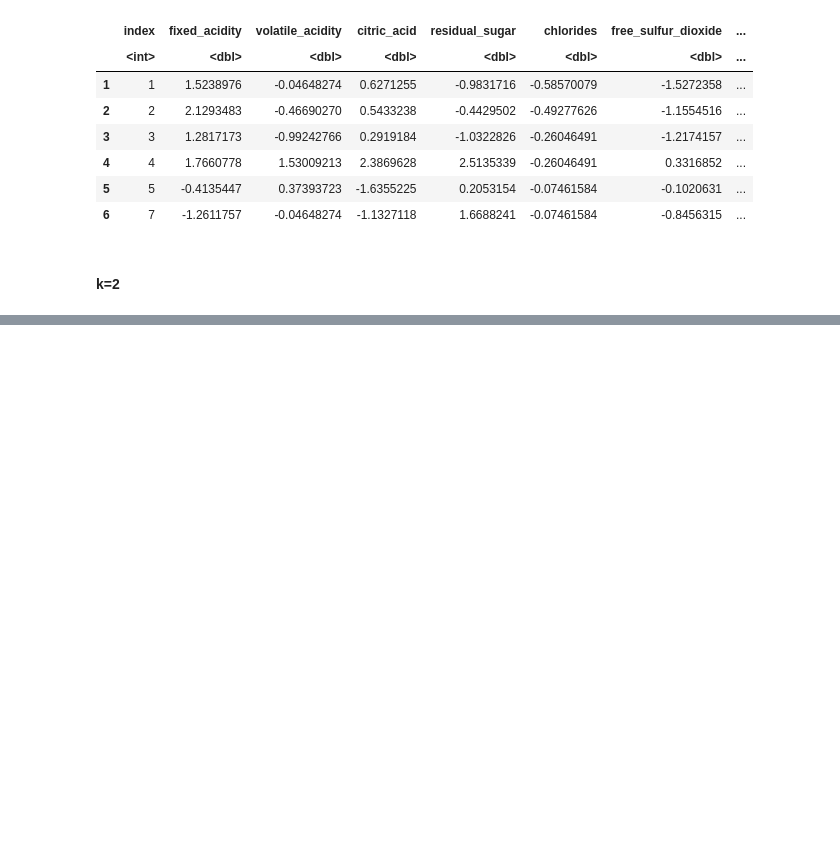
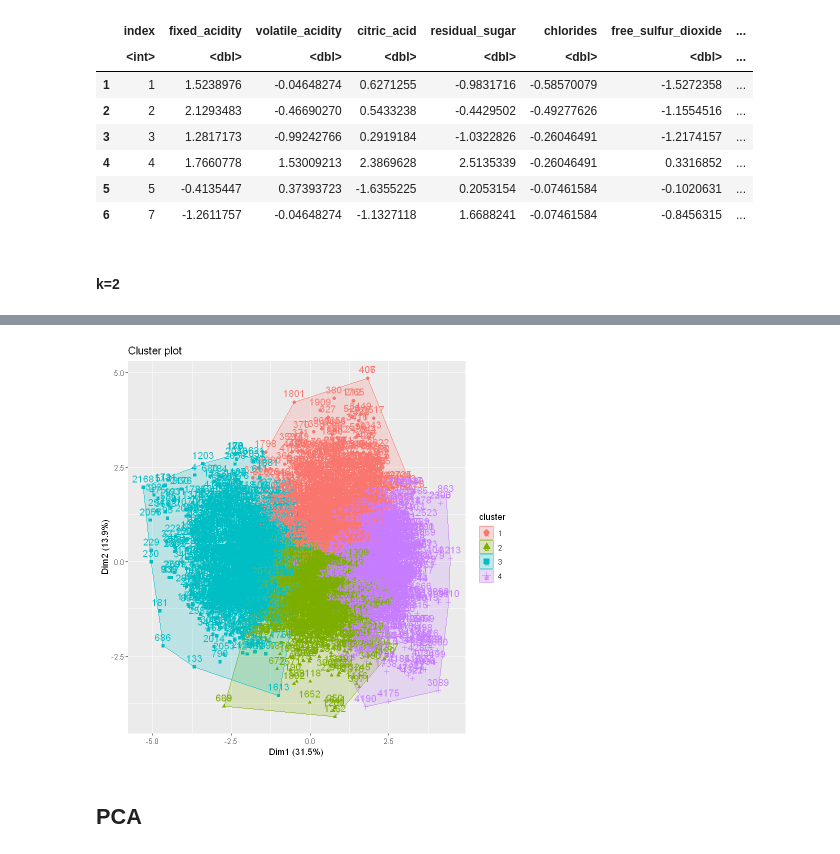
Before and after one commit to Saranga99/DM-ML, a Jupyter notebook: coursework/CW_Q1.ipynb, the cells around one changed output, grey strips where cells are left out. Saved outputs shown, nothing was run; the diff lists cells and outputs as text; code cells hidden in the pictures; blank space fills up the shorter version.

```diff
--- a/coursework/CW_Q1.ipynb
+++ b/coursework/CW_Q1.ipynb
@@ -440,0 +501,2 @@ fviz_cluster(kc_2,data=x)
+# %%
+kc_4 <- kmeans(x,centers=4)
@@ -440,0 +574,6 @@ fviz_cluster(kc_2,data=x)
+# %%
+fviz_cluster(kc_4,data=x)
+# %% [output]
+[figure, added]
+# %% [markdown]
+## PCA
```
Also changed, not shown: parts of 35 cells of this notebook, 2 other files.
